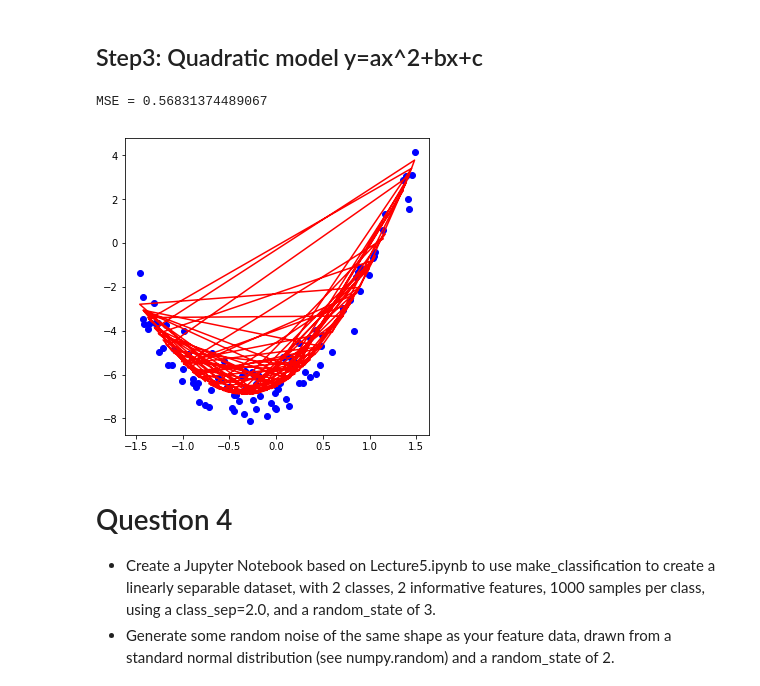
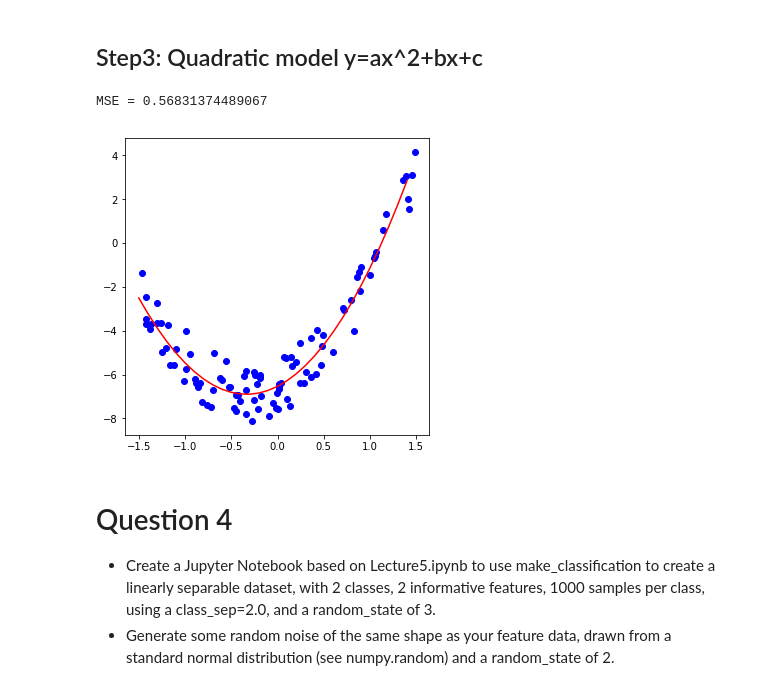
Before and after one commit to BrijPatel15/ML_Adventures, a Jupyter notebook: 1.ipynb, the cells around one changed output. Cells and saved outputs as stored; diff of their text form; code cells hidden in the pictures.

```diff
--- a/1.ipynb
+++ b/1.ipynb
@@ -124,21 +121,23 @@ MSE:  5.403948277421322
 # %%
 # Augment the x vector
 ones = np.ones(X.size)
 aug = np.column_stack(((np.square(X)),X, ones))
 # Compute beta
 beta = np.matmul(np.linalg.inv(np.matmul(aug.T, aug)), aug.T)
 a,b,c = np.dot(beta,Y)
-quadLine = a*np.power(X,2)+b*X+c
+Xrange = np.arange(-1.5, 1.5, 0.1)
+quadLine = a*np.power(Xrange,2)+b*Xrange+c
+
 plt.figure(figsize= (12,12))
 plt.subplot(2, 2, 2)
 plt.scatter(X, Y, c='blue')
-plt.plot(X,quadLine,c='red')
+plt.plot(Xrange,quadLine,c='red')
 # Compute the MSE
 MSE = np.square(np.subtract(Y, line)).mean()
 print("MSE =", MSE)
 # %% [output]
 MSE = 0.56831374489067
-[figure, old version]
+[figure, new version]
 # %% [markdown]
 # Question 4
 
```
Also changed, not shown: parts of 2 cells of this notebook.
